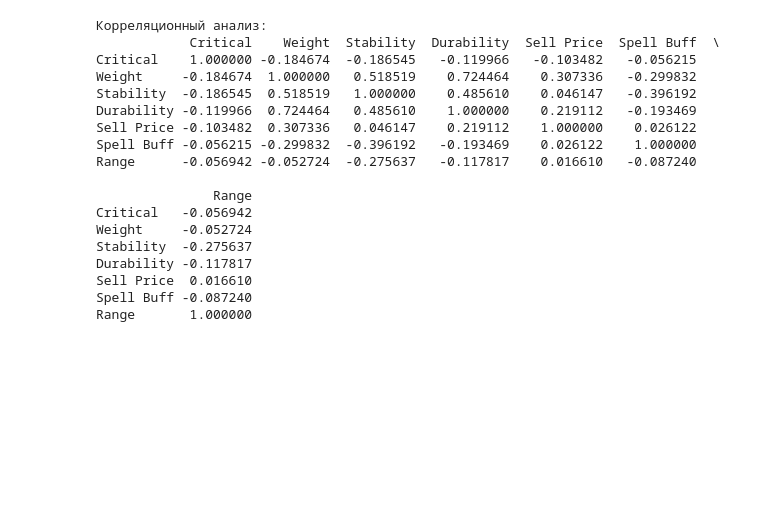
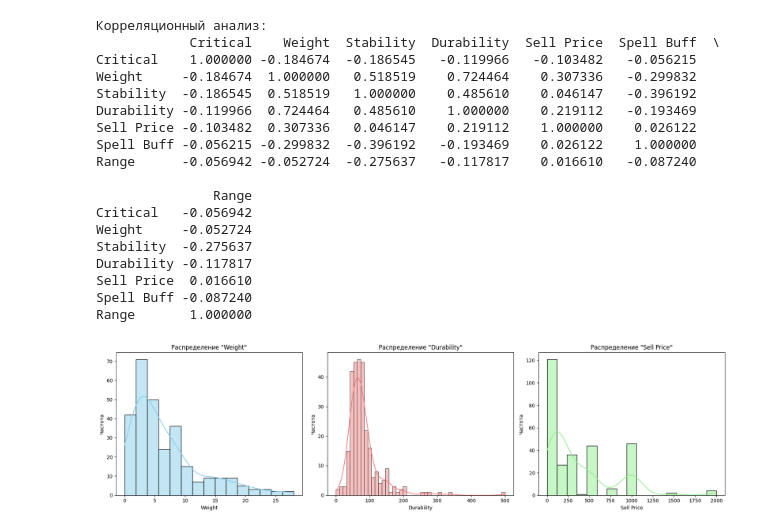
Before and after one commit to 4amp/dsproject, a Jupyter notebook: project.ipynb, the cells around one changed output. Drawn from its saved outputs; the diff is of its cells as text; code cells hidden in the pictures; blank space fills up the shorter version.

```diff
--- a/project.ipynb
+++ b/project.ipynb
@@ -157,3 +157,31 @@ Durability -0.117817
 Sell Price  0.016610
 Spell Buff -0.087240
 Range       1.000000
+# %%
+import matplotlib.pyplot as plt
+import seaborn as sns
+
+plt.figure(figsize=(18, 5))
+
+plt.subplot(1, 3, 1)
+sns.histplot(df['Weight'], kde=True, color='skyblue')
+plt.title('Распределение "Weight"')
+plt.xlabel('Weight')
+plt.ylabel('Частота')
+
+plt.subplot(1, 3, 2)
+sns.histplot(df['Durability'], kde=True, color='lightcoral')
+plt.title('Распределение "Durability"')
+plt.xlabel('Durability')
+plt.ylabel('Частота')
+
+plt.subplot(1, 3, 3)
+sns.histplot(df['Sell Price'], kde=True, color='lightgreen')
+plt.title('Распределение "Sell Price"')
+plt.xlabel('Sell Price')
+plt.ylabel('Частота')
+
+plt.tight_layout()
+plt.show()
+# %% [output]
+[figure, added]
```
Also changed, not shown: parts of 5 cells of this notebook.
